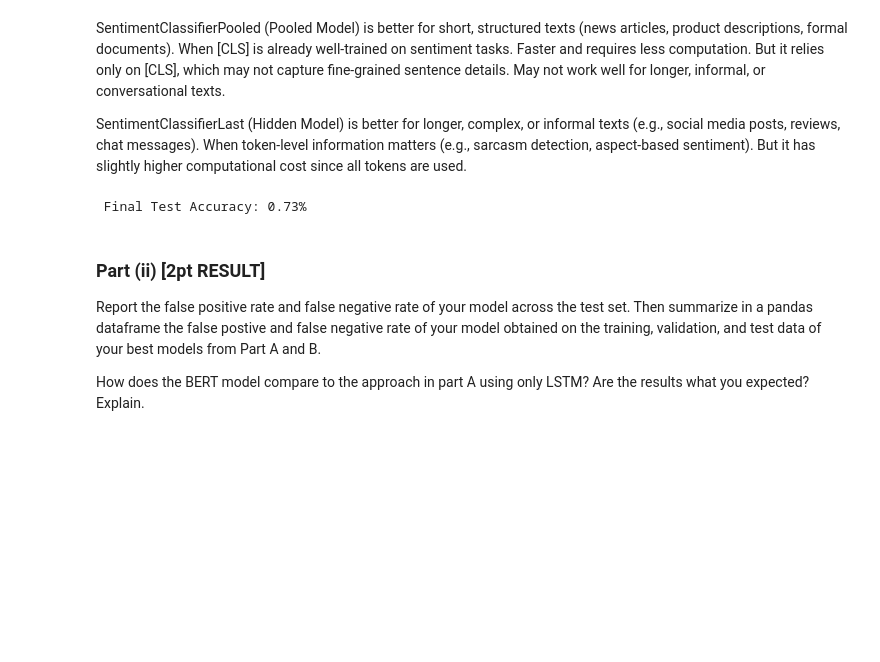
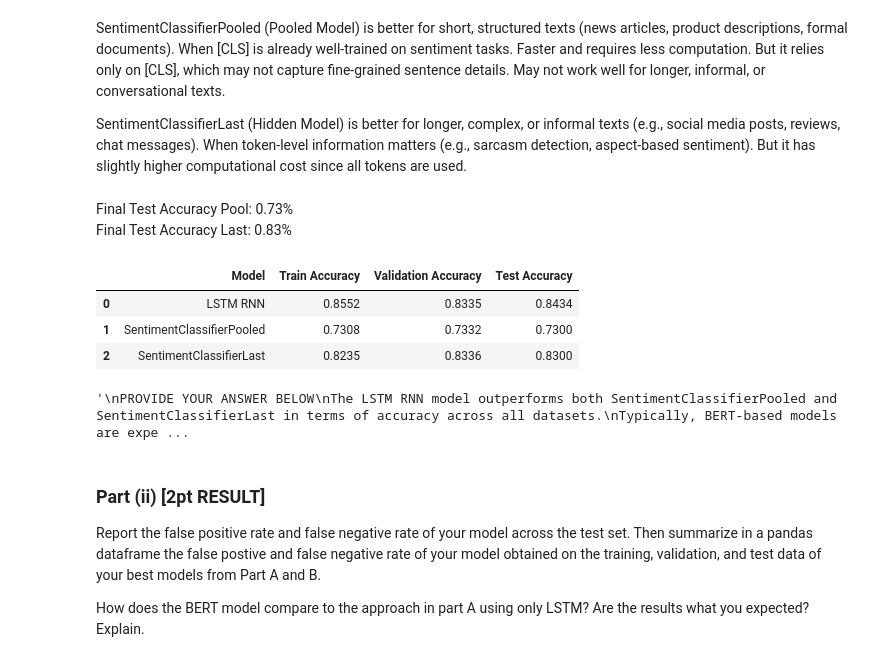
Before and after one commit to Fulankeee/MIE1517-Project-4, a Jupyter notebook: A4.ipynb, the cells around one changed output. Drawn from its saved outputs; the diff is of its cells as text; code cells hidden in the pictures; blank space fills up the shorter version.

```diff
--- a/A4.ipynb
+++ b/A4.ipynb
@@ -3117,8 +3117,6 @@ def get_accuracy_last_hidden(model, data_loader, device):
 # %%
 # TO BE COMPLETED
 test_accuracy_pool = get_accuracy_pooled_output(trained_model_1p, test_data_loader, device)
-print(f"\n Final Test Accuracy: {test_accuracy_pool:.2f}%")
+# print(f"\n Final Test Accuracy: {test_accuracy_pool:.2f}")
-# %% [output]
- Final Test Accuracy: 0.73%
 # %%
 test_accuracy_hidden = get_accuracy_last_hidden(trained_model_1h, test_data_loader, device)
@@ -3135,3 +3124,32 @@ The tuning process covers learning rate adjustments, optimizer changes, and drop
+# %% [markdown]
+Final Test Accuracy Pool: 0.73%
+Final Test Accuracy Last: 0.83%
+# %%
+data = {
+    "Model": ["LSTM RNN", "SentimentClassifierPooled", "SentimentClassifierLast"],
+    "Train Accuracy": [0.8552, 0.7308, 0.8235],
+    "Validation Accuracy": [0.8335, 0.7332, 0.8336],
+    "Test Accuracy": [0.8434, 0.73, 0.83]
+}
+
+df_results = pd.DataFrame(data)
+df_results
+# %% [output]
+|  | Model | Train Accuracy | Validation Accuracy | Test Accuracy |
+| 0 | LSTM RNN | 0.8552 | 0.8335 | 0.8434 |
+| 1 | SentimentClassifierPooled | 0.7308 | 0.7332 | 0.7300 |
+| 2 | SentimentClassifierLast | 0.8235 | 0.8336 | 0.8300 |
+# %%
+'''
+PROVIDE YOUR ANSWER BELOW
+The LSTM RNN model outperforms both SentimentClassifierPooled and SentimentClassifierLast in terms of accuracy across all datasets.
+Typically, BERT-based models are expected to outperform standard LSTM models, as BERT leverages pre-trained contextual embeddings and captures long-range dependencies more effectively than LSTMs.
+However, in this case, the LSTM model performed better, which could because that the BERT-based models may not have been fine-tuned optimally.
+The results suggest that the LSTM model is currently performing better, possibly due to more effective optimization and training stability.
+With further hyperparameter tuning and extended fine-tuning, the BERT-based models could potentially surpass LSTM in performance, as BERT generally has a stronger representation power in NLP tasks.
+'''
+# %% [output]
+'\nPROVIDE YOUR ANSWER BELOW\nThe LSTM RNN model outperforms both SentimentClassifierPooled and SentimentClassifierLast in terms of accuracy across all datasets.\nTypically, BERT-based models are expe ...
 # %% [markdown]
 ### Part (ii) [2pt RESULT]
 
```
Also changed, not shown: parts of 2 cells of this notebook.
